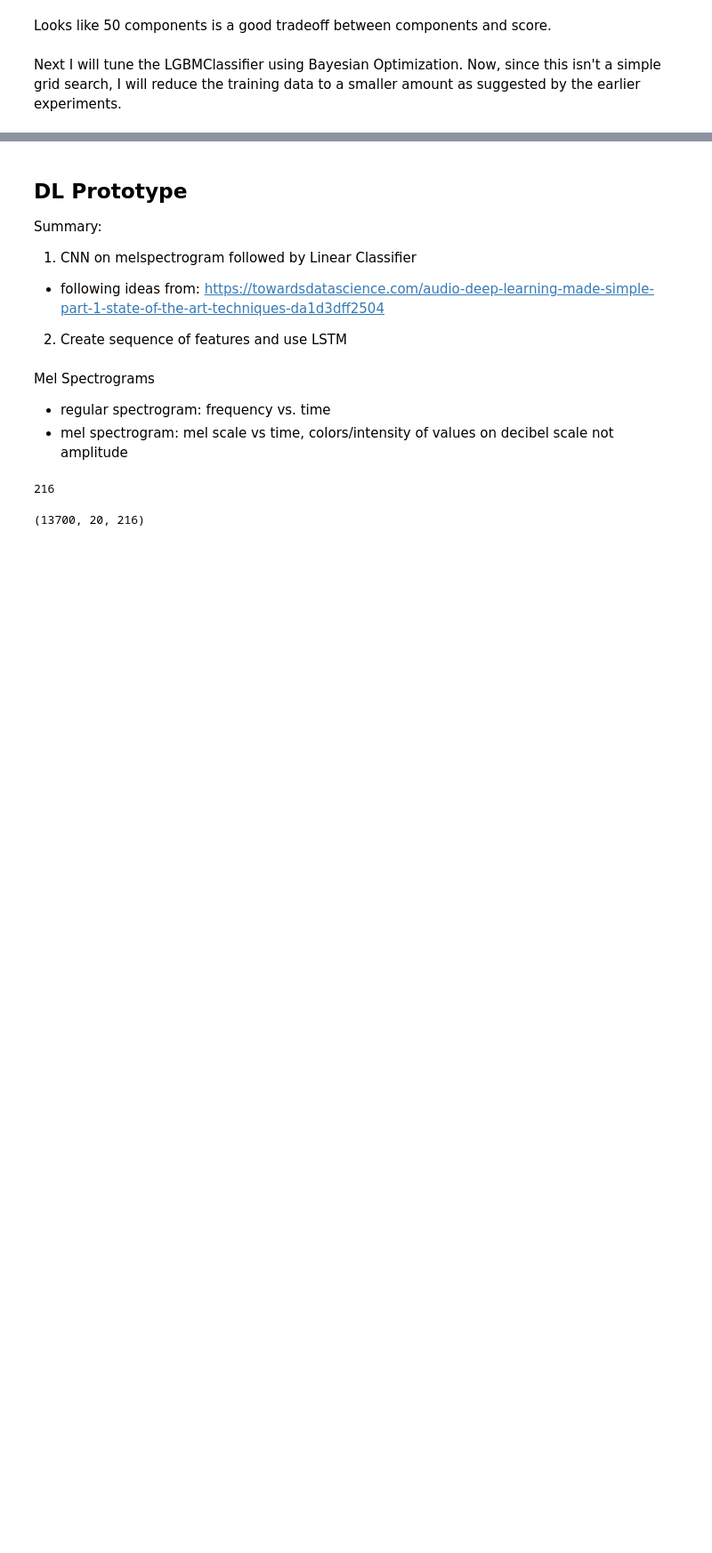
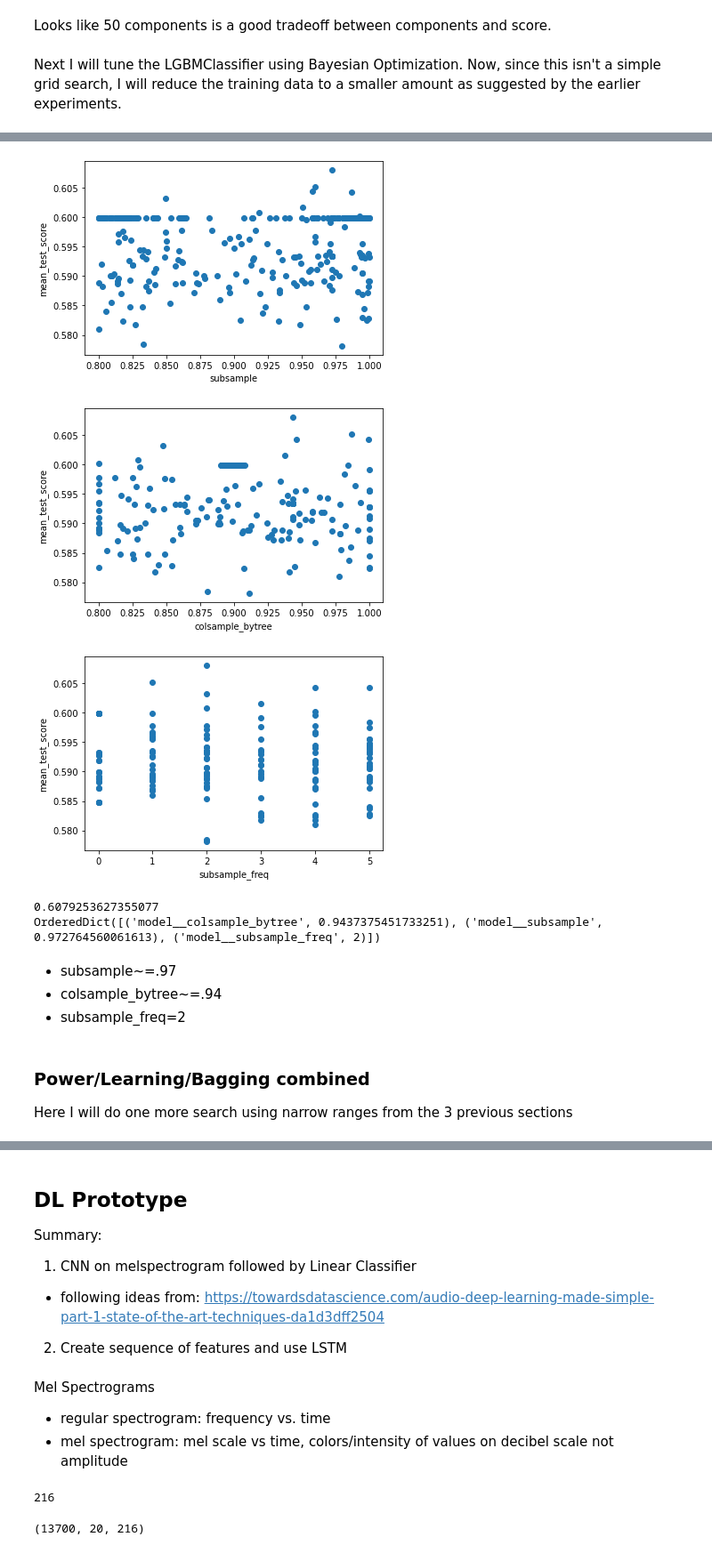
Before and after one commit to ryanjmccall/sb_ml_eng_capstone, a Jupyter notebook: capstone/notebooks/MELD_ML_DL_Prototype.ipynb, the cells around one changed output, grey strips where cells are left out. Shown at 89% size. Drawn from its saved outputs; the diff is of its cells as text; code cells hidden in the pictures; blank space fills up the shorter version.

```diff
--- a/capstone/notebooks/MELD_ML_DL_Prototype.ipynb
+++ b/capstone/notebooks/MELD_ML_DL_Prototype.ipynb
@@ -672,0 +793,5 @@ OrderedDict([('model__boosting_type', 'dart'),
+# %%
+ave_iter = 2.2
+minutes = 10
+n_iter = int(minutes * 60 / ave_iter)
+n_iter
@@ -672,0 +800,14 @@ OrderedDict([('model__boosting_type', 'dart'),
+# %%
+bag_spaces = {
+    # fraction of training samples used to train
+    'model__subsample': Real(0.8, 1.0),                                          # def=1.0
+    # fraction of features used to train
+    'model__colsample_bytree': Real(0.8, 1.0),                                   # def=1.0
+    # bagging frequency, can't bag with 'goss'
+    'model__subsample_freq': Integer(0, 5),                                      # def=0
+}
+# %%
+bag_search = bayes_search(X_train, y_train, pipe,
+     spaces=bag_spaces,
+     n_iter=n_iter
+)
@@ -672,0 +816,18 @@ OrderedDict([('model__boosting_type', 'dart'),
+# %%
+plot_spaces(bag_search)
+print(bag_search.best_score_)
+print(bag_search.best_params_)
+# %% [output]
+[figure, added]
+[figure, added]
+[figure, added]
+0.6079253627355077
+OrderedDict([('model__colsample_bytree', 0.9437375451733251), ('model__subsample', 0.972764560061613), ('model__subsample_freq', 2)])
+# %% [markdown]
+- subsample~=.97
+- colsample_bytree~=.94
+- subsample_freq=2
+# %% [markdown]
+### Power/Learning/Bagging combined
+
+Here I will do one more search using narrow ranges from the 3 previous sections
```
Also changed, not shown: parts of 40 cells of this notebook.
